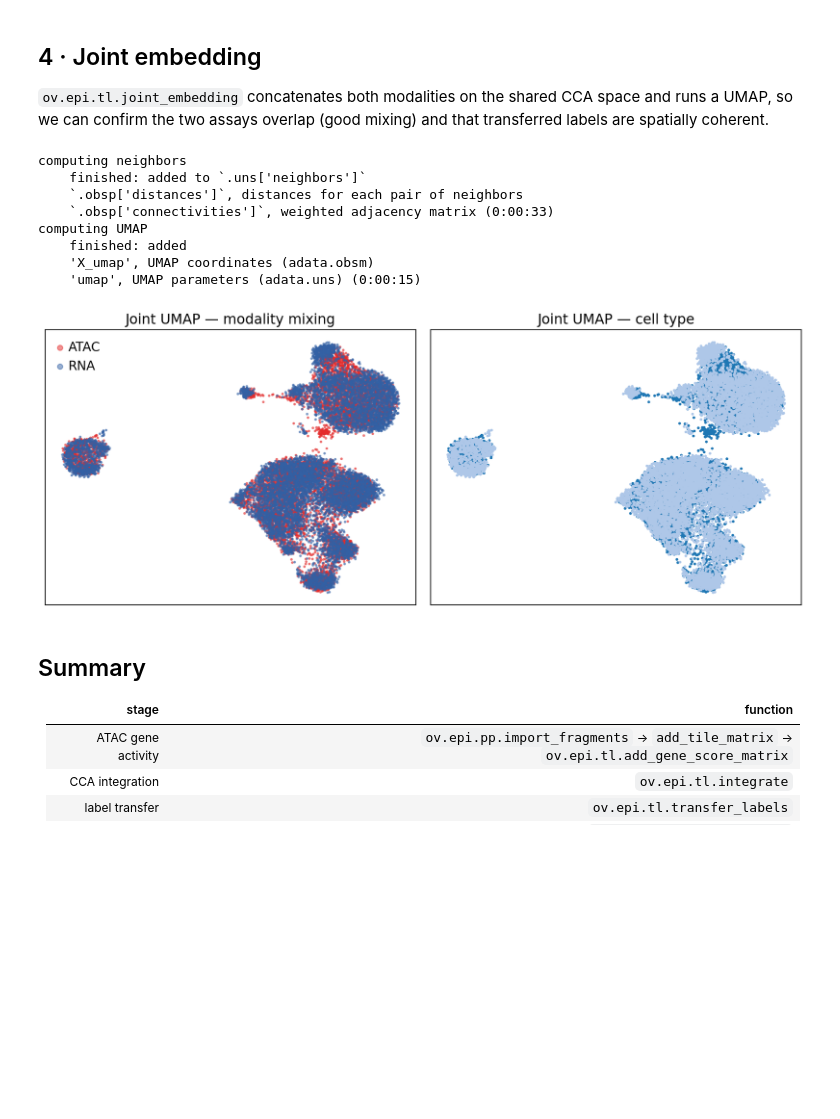
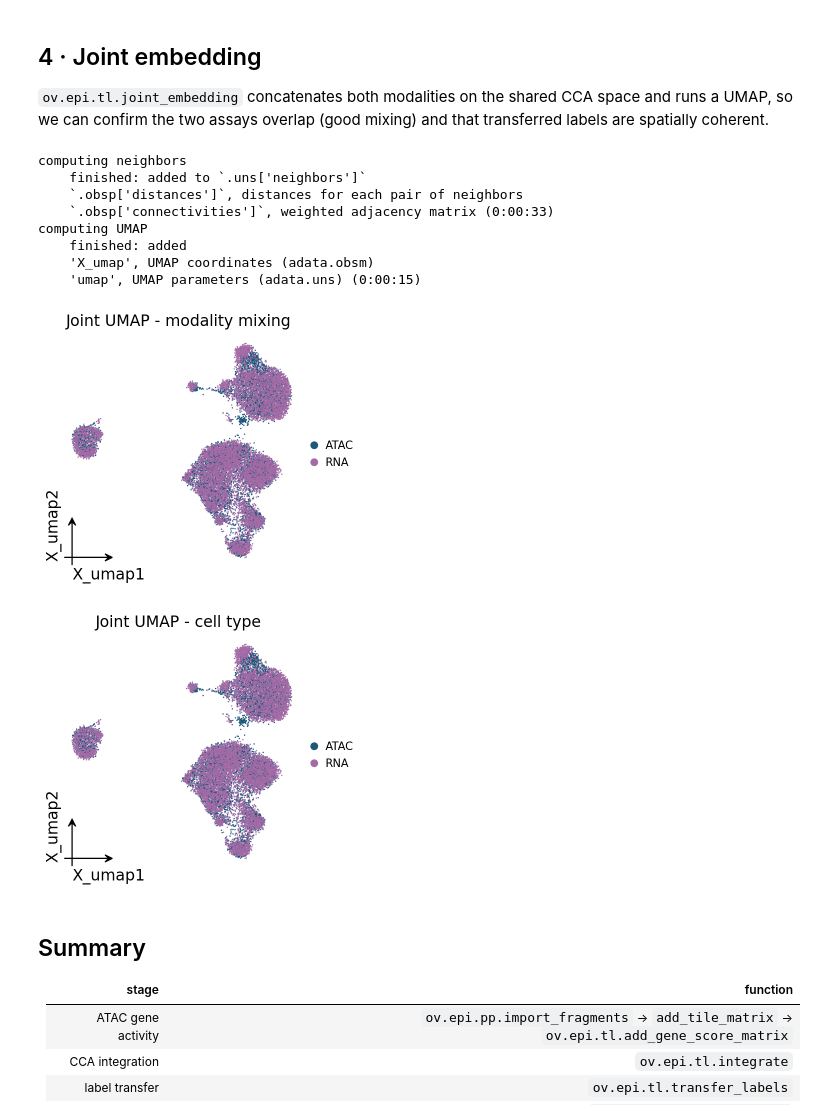
Before and after one commit to Starlitnightly/omicverse-tutorials, a Jupyter notebook: docs/Tutorials-epigenetics/t_epi_06_integration_label_transfer.ipynb, the cells around one changed output. Saved outputs shown, nothing was run; the diff lists cells and outputs as text; code cells hidden in the pictures; blank space fills up the shorter version.

```diff
--- a/docs/Tutorials-epigenetics/t_epi_06_integration_label_transfer.ipynb
+++ b/docs/Tutorials-epigenetics/t_epi_06_integration_label_transfer.ipynb
@@ -189,38 +189,29 @@ spatially coherent.
 # %%
 joint = ov.epi.tl.joint_embedding(
     atac_ga, rna, use_rep='X_cca', labels=('ATAC', 'RNA'),
     n_neighbors=30, metric='cosine', random_state=0,
 )
-um = joint.obsm['X_umap']
-mod = joint.obs['modality'].astype(str).values
+# Joint embedding with omicverse's plotter: modality mixing + cell type.
+ov.pl.embedding(joint, basis='X_umap', color='modality', frameon='small',
+                title='Joint UMAP - modality mixing', show=False)
+plt.show()
 
-fig, axes = plt.subplots(1, 2, figsize=(11, 4.5))
-for m, c in [('ATAC', '#E42A2A'), ('RNA', '#3361A5')]:
-    sel = mod == m
-    axes[0].scatter(um[sel, 0], um[sel, 1], s=3, c=c, label=m, alpha=0.5)
-axes[0].legend(markerscale=3, frameon=False); axes[0].set_title('Joint UMAP — modality mixing')
-axes[0].set_xticks([]); axes[0].set_yticks([])
-
-# colour ATAC cells by transferred label
-lab = joint.obs.get('celltype_joint', joint.obs.get('celltype'))
-lab = lab.astype(str).values if lab is not None else mod
-cats = sorted(set(lab))
-cmap = plt.get_cmap('tab20')
-for i, c in enumerate(cats):
-    sel = lab == c
-    axes[1].scatter(um[sel, 0], um[sel, 1], s=3, color=cmap(i % 20))
-axes[1].set_title('Joint UMAP — cell type'); axes[1].set_xticks([]); axes[1].set_yticks([])
-plt.tight_layout(); plt.show()
+lab_key = 'celltype_joint' if 'celltype_joint' in joint.obs else (
+    'celltype' if 'celltype' in joint.obs else 'modality')
+ov.pl.embedding(joint, basis='X_umap', color=lab_key, frameon='small',
+                title='Joint UMAP - cell type', show=False)
+plt.show()
 # %% [output]
 computing neighbors
     finished: added to `.uns['neighbors']`
     `.obsp['distances']`, distances for each pair of neighbors
     `.obsp['connectivities']`, weighted adjacency matrix (0:00:33)
 computing UMAP
     finished: added
     'X_umap', UMAP coordinates (adata.obsm)
     'umap', UMAP parameters (adata.uns) (0:00:15)
-[figure, old version]
+[figure, new version]
+[figure, added]
 # %% [markdown]
 ## Summary
 
```
Also changed, not shown: 4 other files.
